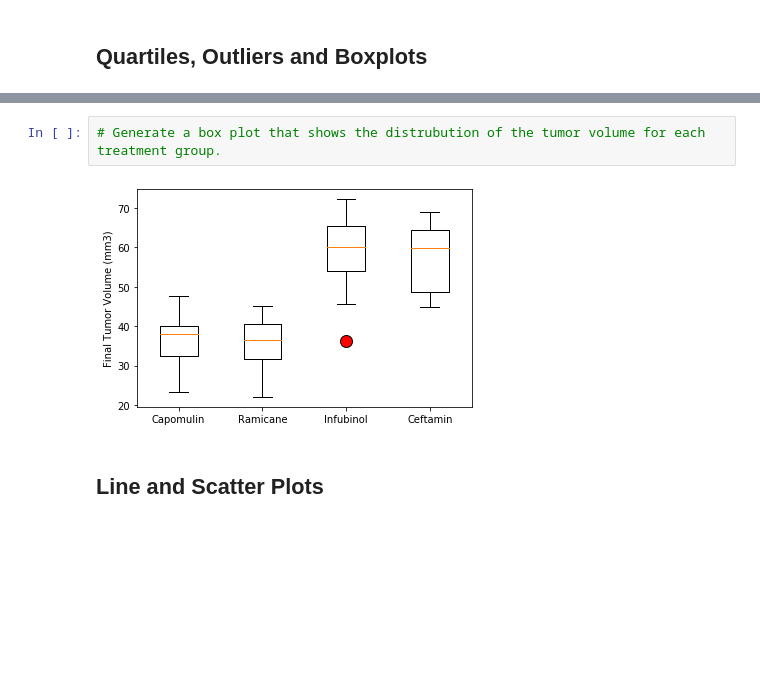
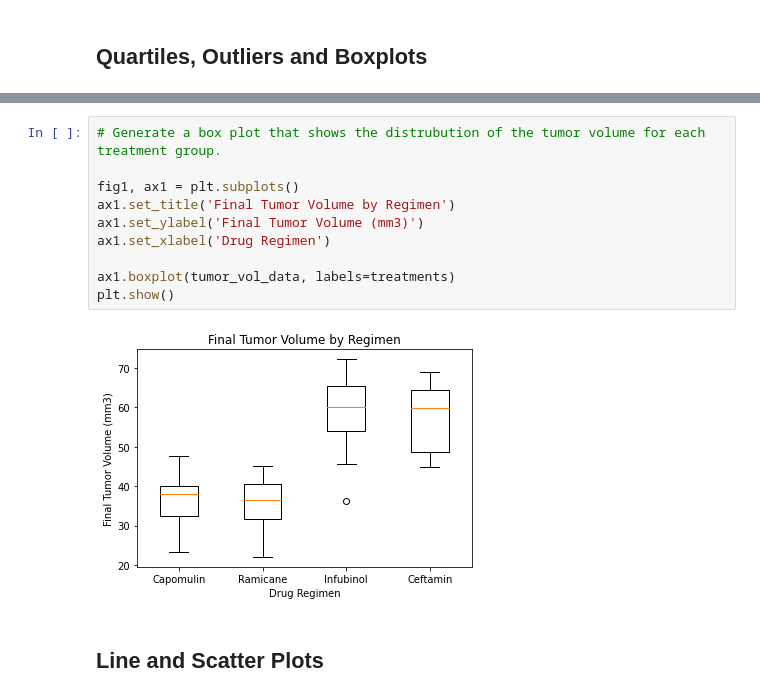
Before and after one commit to codyallison/matplotlib-challenge, a Jupyter notebook: Pymaceuticals/pymaceuticals_starter.ipynb, the cells around one changed output, grey strips where cells are left out. Drawn from its saved outputs; the diff is of its cells as text; blank space fills up the shorter version.

```diff
--- a/Pymaceuticals/pymaceuticals_starter.ipynb
+++ b/Pymaceuticals/pymaceuticals_starter.ipynb
@@ -192,6 +272,14 @@ Ceftamin's potential outliers: Series([], Name: Tumor Volume (mm3), dtype: float
 # %%
 # Generate a box plot that shows the distrubution of the tumor volume for each treatment group.
+
+fig1, ax1 = plt.subplots()
+ax1.set_title('Final Tumor Volume by Regimen')
+ax1.set_ylabel('Final Tumor Volume (mm3)')
+ax1.set_xlabel('Drug Regimen')
+
+ax1.boxplot(tumor_vol_data, labels=treatments)
+plt.show()
 # %% [output]
-[figure, old version]
+[figure, new version]
 # %% [markdown]
 ## Line and Scatter Plots
```
Also changed, not shown: parts of 17 cells of this notebook.
